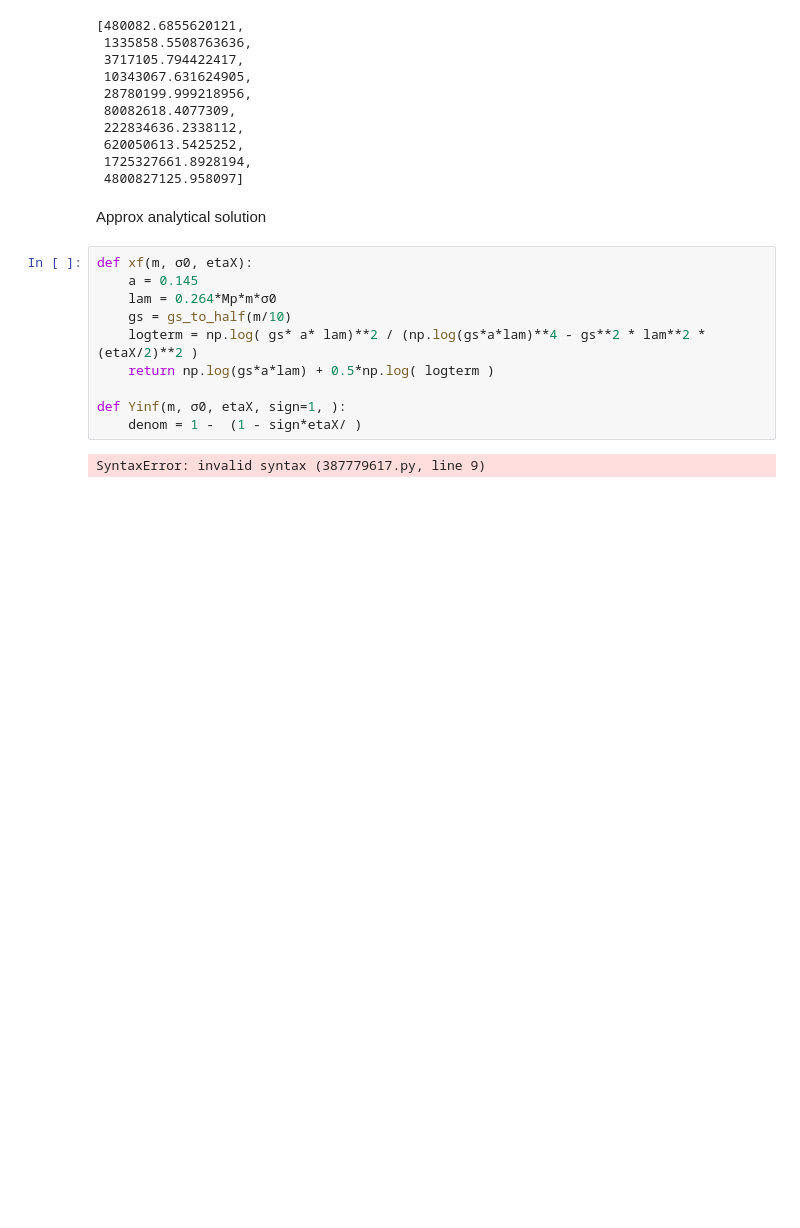
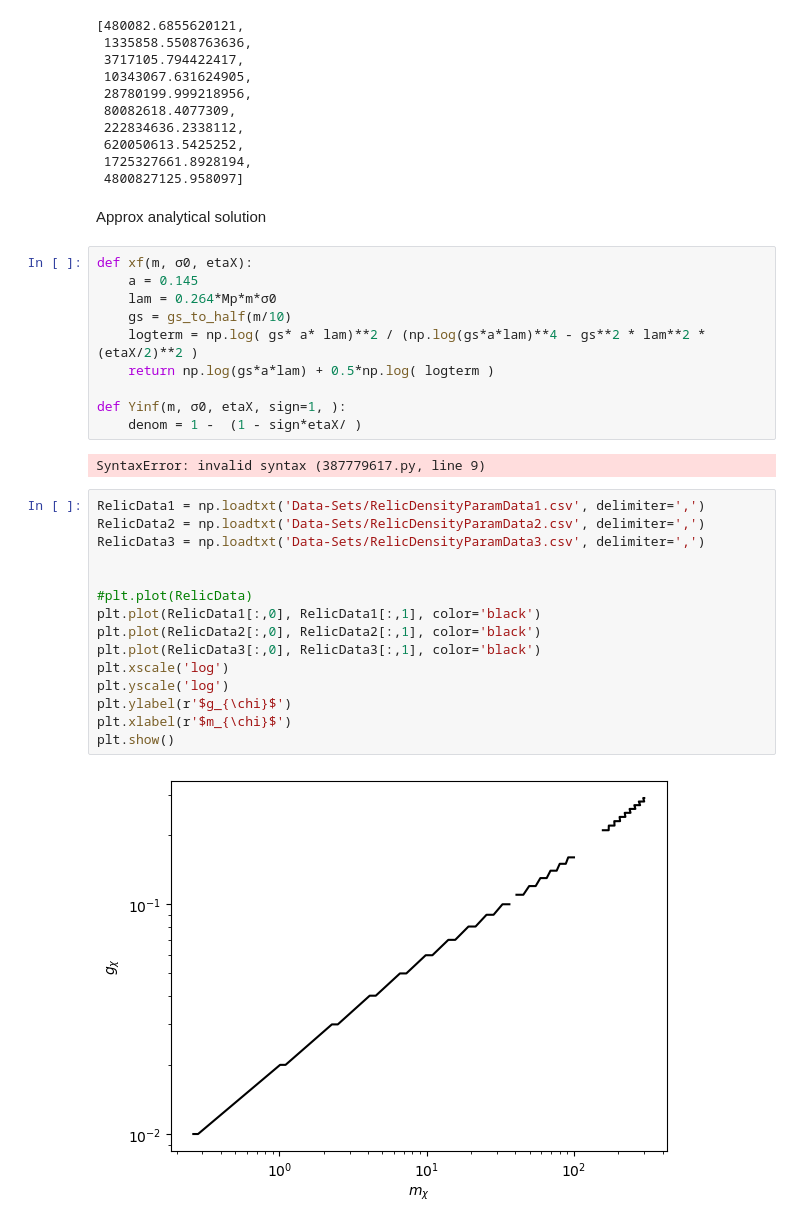
Before and after one commit to nigomezcr/Leptophilic-Atlas-Repo, a Jupyter notebook: RelicDensity.ipynb, the cells around one changed output. Saved outputs shown, nothing was run; the diff lists cells and outputs as text; blank space fills up the shorter version.

```diff
--- a/RelicDensity.ipynb
+++ b/RelicDensity.ipynb
@@ -143,3 +143,20 @@ def Yinf(m, σ0, etaX, sign=1, ):
     denom = 1 -  (1 - sign*etaX/ )
 # %% [output]
 SyntaxError: invalid syntax (387779617.py, line 9)
+# %%
+RelicData1 = np.loadtxt('Data-Sets/RelicDensityParamData1.csv', delimiter=',')
+RelicData2 = np.loadtxt('Data-Sets/RelicDensityParamData2.csv', delimiter=',')
+RelicData3 = np.loadtxt('Data-Sets/RelicDensityParamData3.csv', delimiter=',')
+
+
+#plt.plot(RelicData)
+plt.plot(RelicData1[:,0], RelicData1[:,1], color='black')
+plt.plot(RelicData2[:,0], RelicData2[:,1], color='black')
+plt.plot(RelicData3[:,0], RelicData3[:,1], color='black')
+plt.xscale('log')
+plt.yscale('log')
+plt.ylabel(r'$g_{\chi}$')
+plt.xlabel(r'$m_{\chi}$')
+plt.show()
+# %% [output]
+[figure, added]
```
Also changed, not shown: parts of 1 cell of this notebook, 2 other files.
